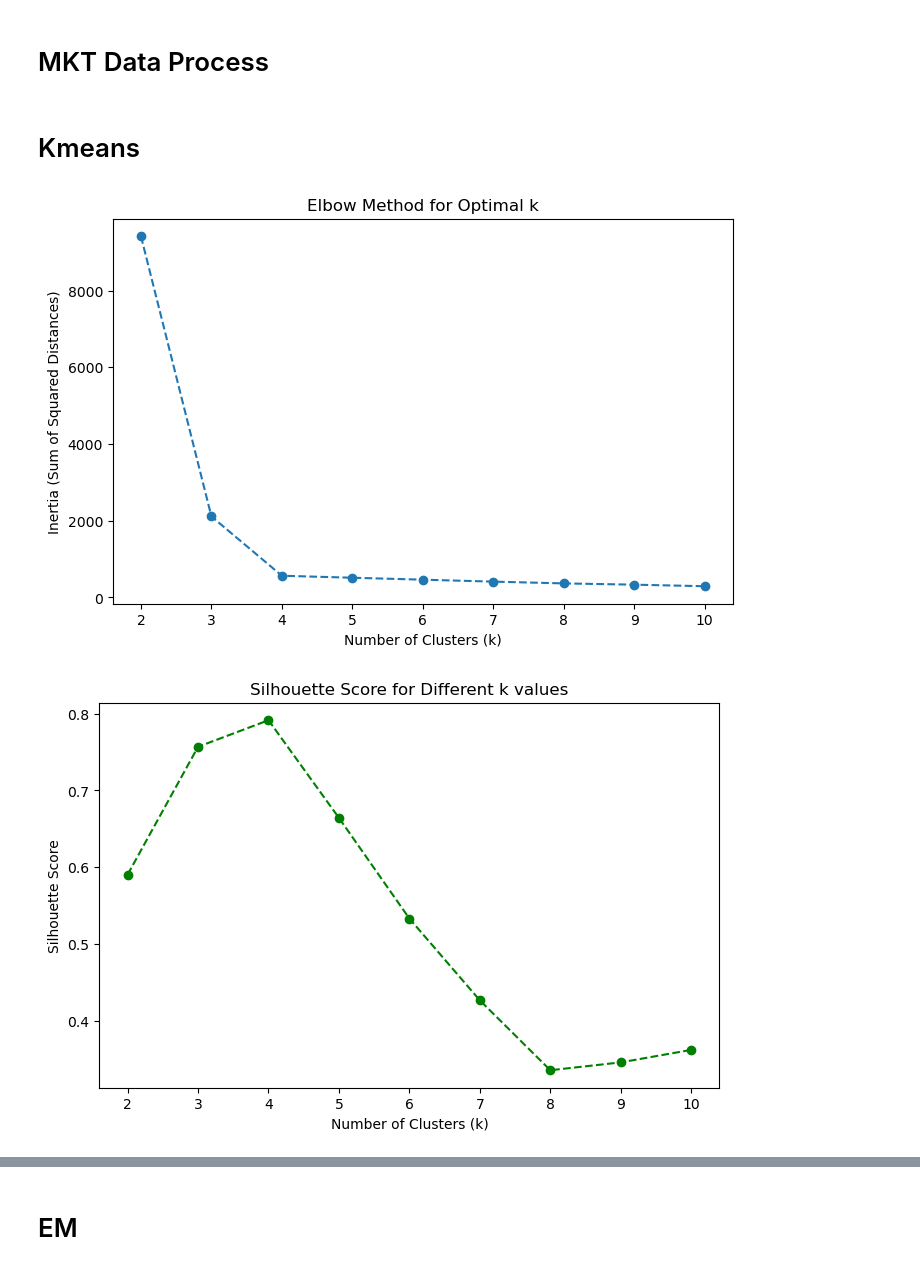
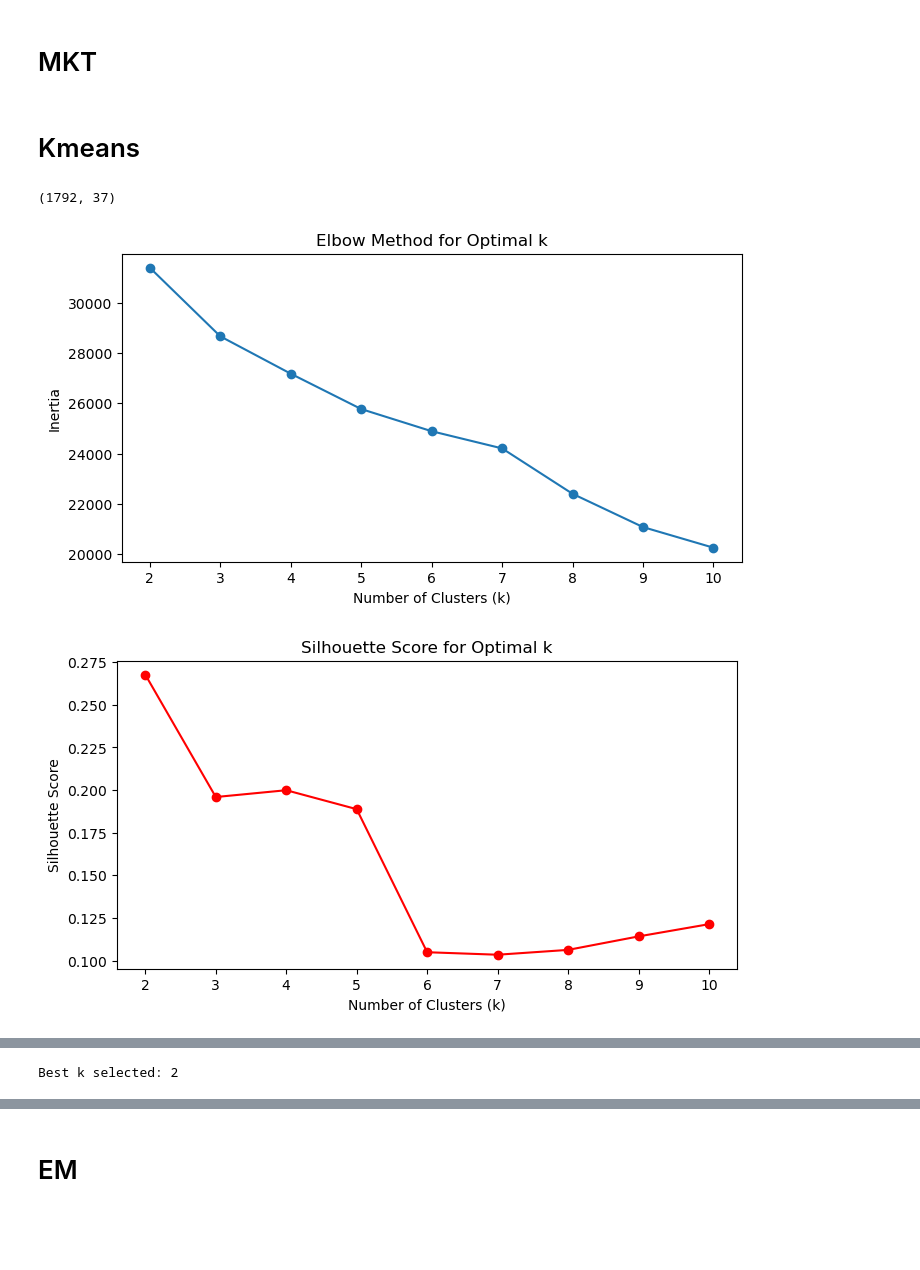
Before and after one commit to JohhnnyKeepWalking985/ML-HW3, a Jupyter notebook: clustering/clustering_exploration.ipynb, the cells around one changed output, grey strips where cells are left out. Cells and saved outputs as stored; diff of their text form; code cells hidden in the pictures; blank space fills up the shorter version.

Commit message:
kmeans

```diff
--- a/clustering/clustering_exploration.ipynb
+++ b/clustering/clustering_exploration.ipynb
@@ -9,44 +11,39 @@ warnings.filterwarnings("ignore")
 # %% [markdown]
-# MKT Data Process
+# MKT
 # %% [markdown]
 # Kmeans
 # %%
-X, _ = make_blobs(n_samples=300, centers=4, cluster_std=1.0, random_state=42)
+dataset_path = "../datasets/cleaned_data/mkt_camp_v1/train.csv"
+df = pd.read_csv(dataset_path)
+print(df.shape)
 
-inertia_values = []
-cluster_range = range(2, 11)
+inertia = []
+silhouette_scores = []
+K_range = range(2, 11)
 
-for k in cluster_range:
+for k in K_range:
     model = KMeansClustering(n_clusters=k)
-    model.fit(X)
-    inertia_values.append(model.model.inertia_)
+    labels = model.fit(df)
+    inertia.append(model.inertia_)
+    silhouette_scores.append(model.silhouette_score())
 
-plt.figure(figsize=(8, 5))
-plt.plot(cluster_range, inertia_values, marker='o', linestyle='--')
+plt.figure(figsize=(8, 4))
+plt.plot(K_range, inertia, marker='o')
 plt.xlabel("Number of Clusters (k)")
-plt.ylabel("Inertia (Sum of Squared Distances)")
+plt.ylabel("Inertia")
 plt.title("Elbow Method for Optimal k")
 plt.show()
 
-silhouette_scores = []
-for k in cluster_range:
-    model = KMeansClustering(n_clusters=k)
-    model.fit(X)
-    score = model.silhouette_score()
-    silhouette_scores.append(score)
-
-plt.figure(figsize=(8, 5))
-plt.plot(cluster_range, silhouette_scores, marker='o', linestyle='--', color='green')
+plt.figure(figsize=(8, 4))
+plt.plot(K_range, silhouette_scores, marker='o', color='r')
 plt.xlabel("Number of Clusters (k)")
 plt.ylabel("Silhouette Score")
-plt.title("Silhouette Score for Different k values")
+plt.title("Silhouette Score for Optimal k")
 plt.show()
 
-# **Scatter Plot with Cluster Labels**
-best_k = 4  # Based on Elbow method
-final_model = KMeansClustering(n_clusters=best_k)
-final_model.fit(X)
-final_model.plot_clusters()
+best_k = K_range[np.argmax(silhouette_scores)]
+print(f"Best k selected: {best_k}")
 # %% [output]
+(1792, 37)
-[figure, old version]
+[figure, new version]
-[figure, old version]
+[figure, new version]
@@ -53,0 +50 @@ final_model.plot_clusters()
+Best k selected: 2
```
Also changed, not shown: parts of 6 cells of this notebook, 6 other files.
